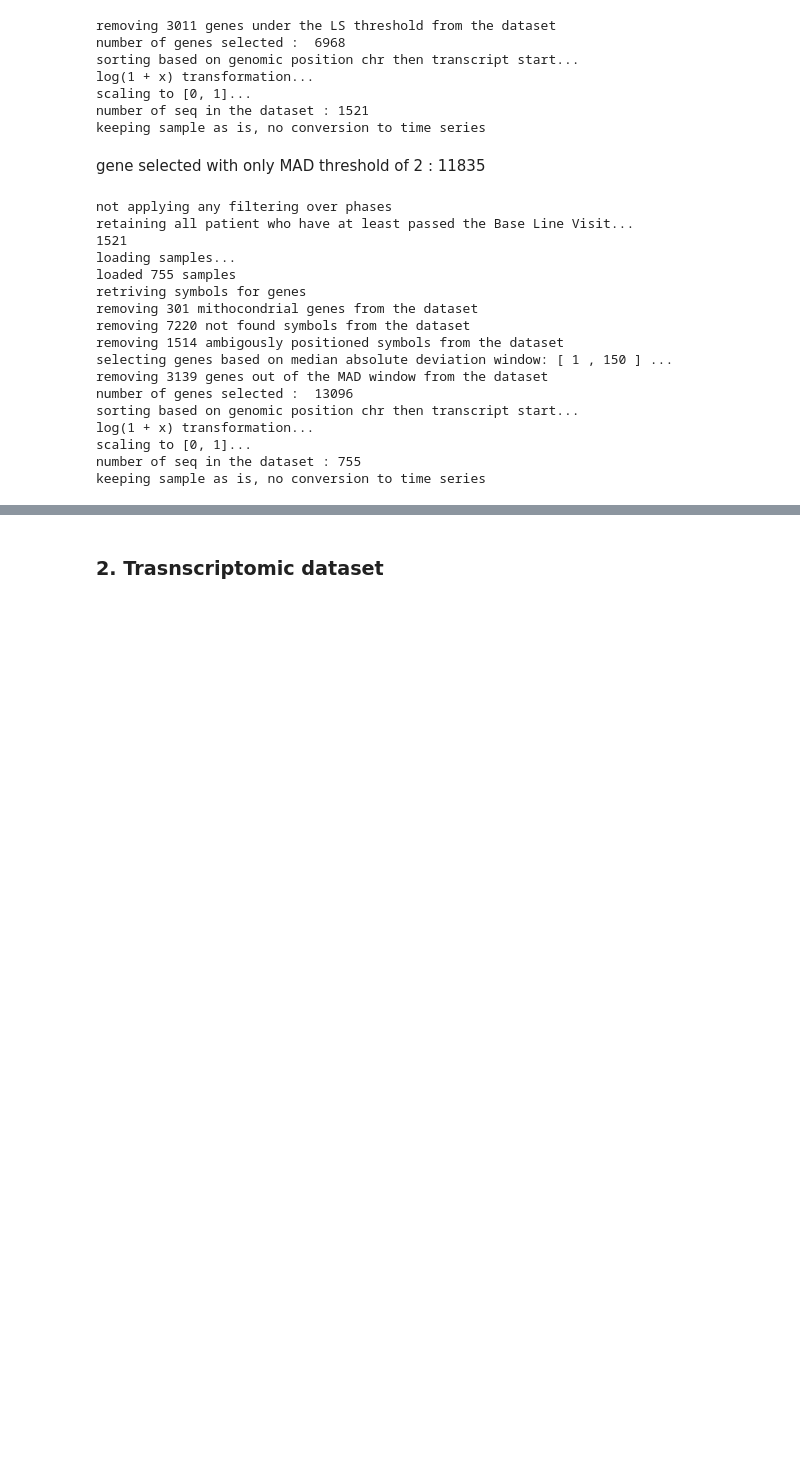
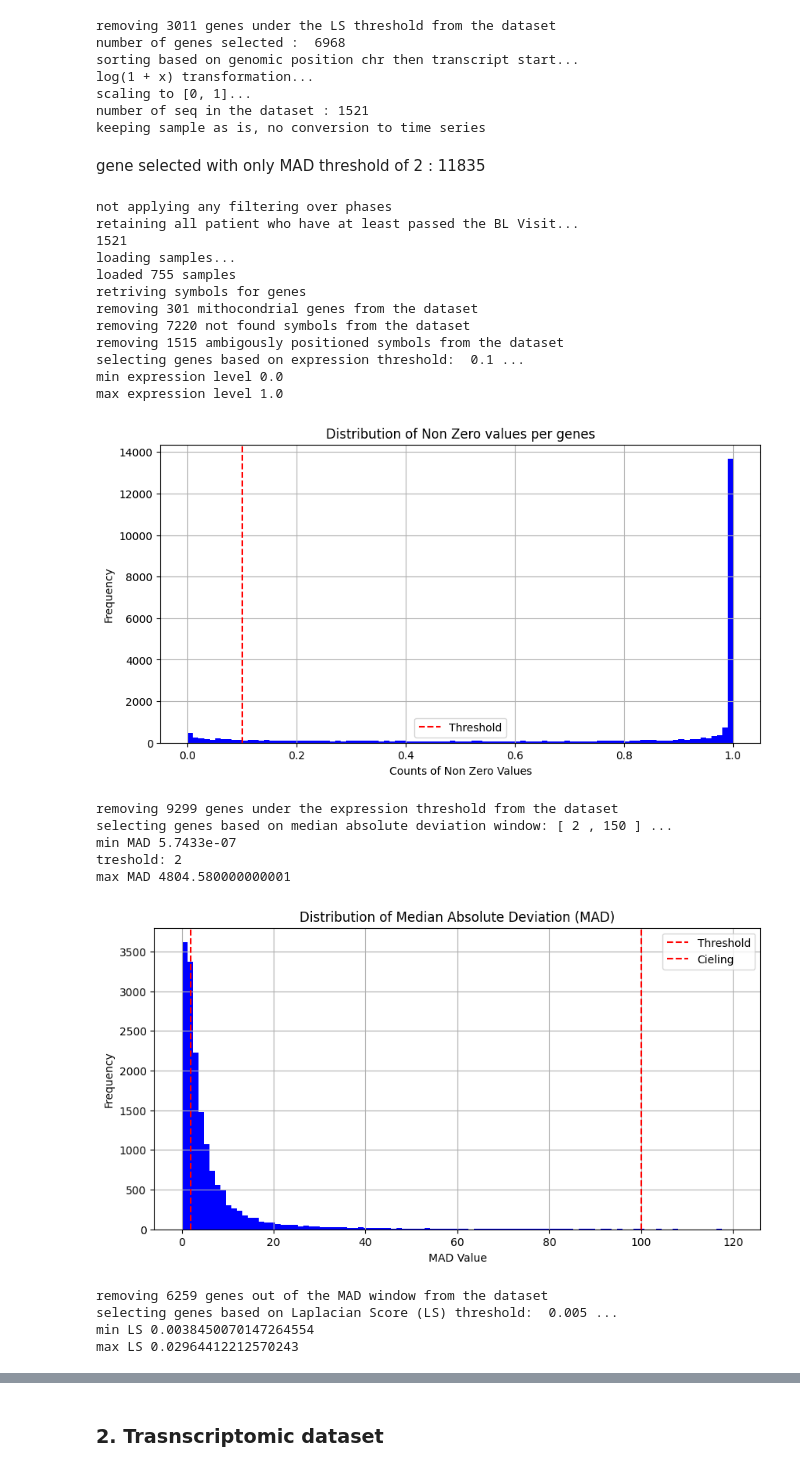
Before and after one commit to aygalic/biosequence_encoding, a Jupyter notebook: thesis_related/dataset_generation.ipynb, the cells around one changed output, grey strips where cells are left out. Drawn from its saved outputs; the diff is of its cells as text; code cells hidden in the pictures; blank space fills up the shorter version.

```diff
--- a/thesis_related/dataset_generation.ipynb
+++ b/thesis_related/dataset_generation.ipynb
@@ -84,36 +84,42 @@ gene selected with only MAD threshold of 2 : 11835
 # %%
 importlib.reload(data_handler)
 data, metadata = data_handler.generate_dataset_genes(
     time_point="BL",
-    LS_threshold= 0.0025,
-    MAD_threshold = 1,
+    LS_threshold= 0.005,
+    MAD_threshold = 2,
     MT_removal= True,
     expression_threshold= 0.1,
     keep_only_symbols = True,
     drop_ambiguous_pos = True,
     sort_symbols = True,
-    verbose = 0,
+    verbose = 1,
     only_pd=True
     )
 
 
-with open('../workfiles/PPMI_genes_PD_only.pkl', 'wb') as f:
+with open('../workfiles/PPMI_genes_PD_BL.pkl', 'wb') as f:
     pickle.dump((data, metadata), f)
 # %% [output]
 not applying any filtering over phases
-retaining all patient who have at least passed the Base Line Visit...
+retaining all patient who have at least passed the BL Visit...
 1521
 loading samples...
 loaded 755 samples
 retriving symbols for genes
 removing 301 mithocondrial genes from the dataset
 removing 7220 not found symbols from the dataset
-removing 1514 ambigously positioned symbols from the dataset
-selecting genes based on median absolute deviation window: [ 1 , 150 ] ...
-removing 3139 genes out of the MAD window from the dataset
-number of genes selected :  13096
-sorting based on genomic position chr then transcript start...
-log(1 + x) transformation...
-scaling to [0, 1]...
-number of seq in the dataset : 755
-keeping sample as is, no conversion to time series
+removing 1515 ambigously positioned symbols from the dataset
+selecting genes based on expression threshold:  0.1 ...
+min expression level 0.0
+max expression level 1.0
+[figure, added]
+removing 9299 genes under the expression threshold from the dataset
+selecting genes based on median absolute deviation window: [ 2 , 150 ] ...
+min MAD 5.7433e-07
+treshold: 2
+max MAD 4804.580000000001
+[figure, added]
+removing 6259 genes out of the MAD window from the dataset
+selecting genes based on Laplacian Score (LS) threshold:  0.005 ...
+min LS 0.0038450070147264554
+max LS 0.02964412212570243
```
Also changed, not shown: parts of 5 cells of this notebook, 1 other file.
